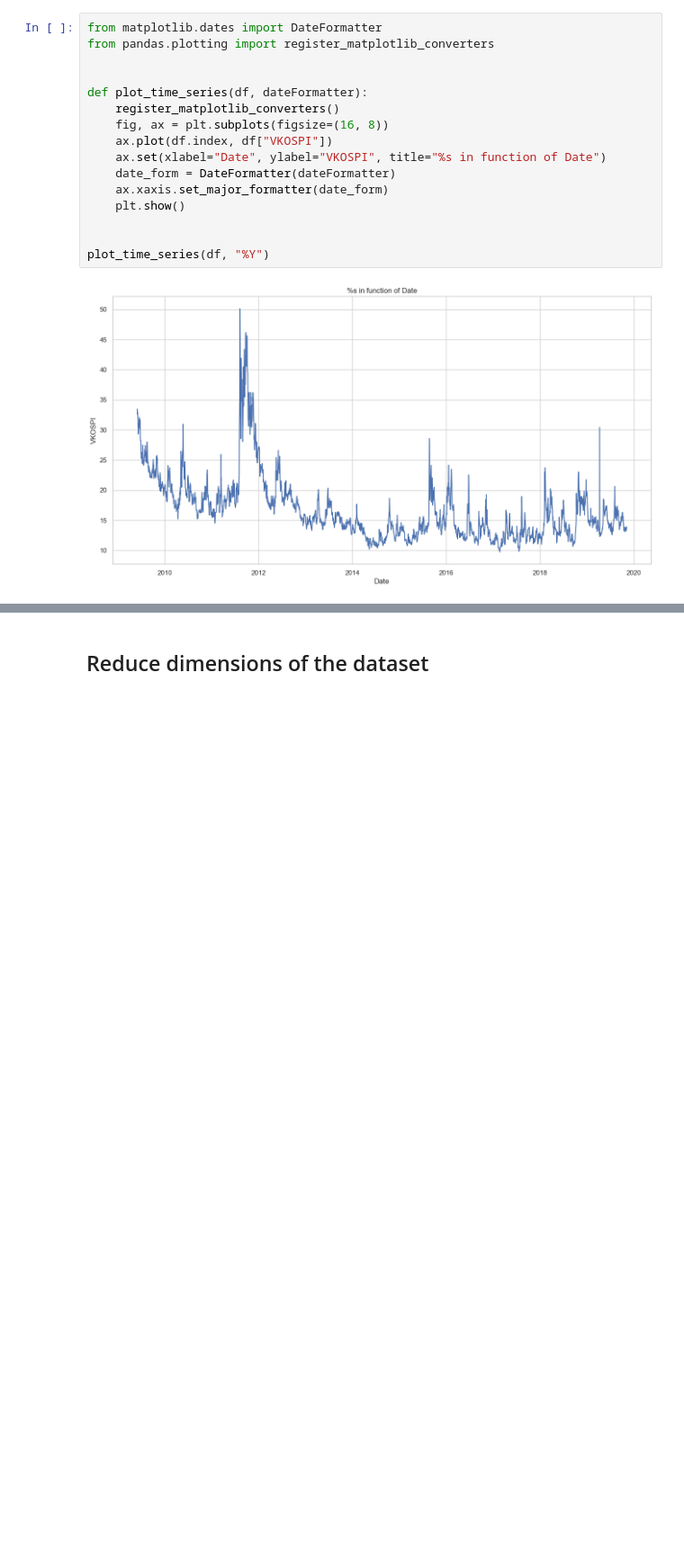
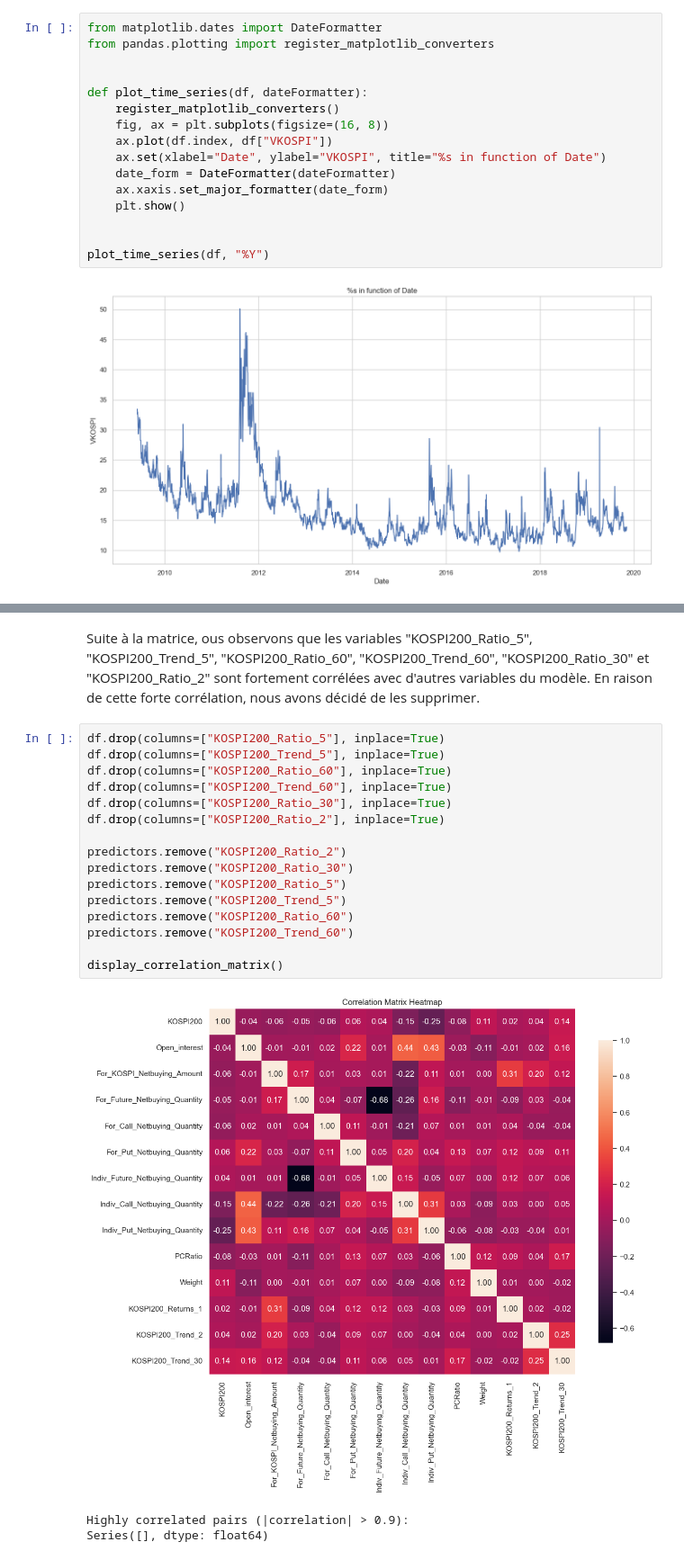
Before and after one commit to nbm6d3tp/Predict_VKOSPI, a Jupyter notebook: Main.ipynb, the cells around one changed output, grey strips where cells are left out. Shown at 90% size. Saved outputs shown, nothing was run; the diff lists cells and outputs as text; blank space fills up the shorter version.

```diff
--- a/Main.ipynb
+++ b/Main.ipynb
@@ -426,2 +456,22 @@ TypeError: train_predict() got an unexpected keyword argument 'metric'
-# %% [markdown]
-## Reduce dimensions of the dataset
+# %% [markdown]
+Suite à la matrice, ous observons que les variables "KOSPI200_Ratio_5", "KOSPI200_Trend_5", "KOSPI200_Ratio_60", "KOSPI200_Trend_60", "KOSPI200_Ratio_30" et "KOSPI200_Ratio_2" sont fortement corrélées avec d'autres variables du modèle. En raison de cette forte corrélation, nous avons décidé de les supprimer.
+# %%
+df.drop(columns=["KOSPI200_Ratio_5"], inplace=True)
+df.drop(columns=["KOSPI200_Trend_5"], inplace=True)
+df.drop(columns=["KOSPI200_Ratio_60"], inplace=True)
+df.drop(columns=["KOSPI200_Trend_60"], inplace=True)
+df.drop(columns=["KOSPI200_Ratio_30"], inplace=True)
+df.drop(columns=["KOSPI200_Ratio_2"], inplace=True)
+
+predictors.remove("KOSPI200_Ratio_2")
+predictors.remove("KOSPI200_Ratio_30")
+predictors.remove("KOSPI200_Ratio_5")
+predictors.remove("KOSPI200_Trend_5")
+predictors.remove("KOSPI200_Ratio_60")
+predictors.remove("KOSPI200_Trend_60")
+
+display_correlation_matrix()
+# %% [output]
+[figure, added]
+Highly correlated pairs (|correlation| > 0.9):
+Series([], dtype: float64)
```
Also changed, not shown: parts of 56 cells of this notebook.
